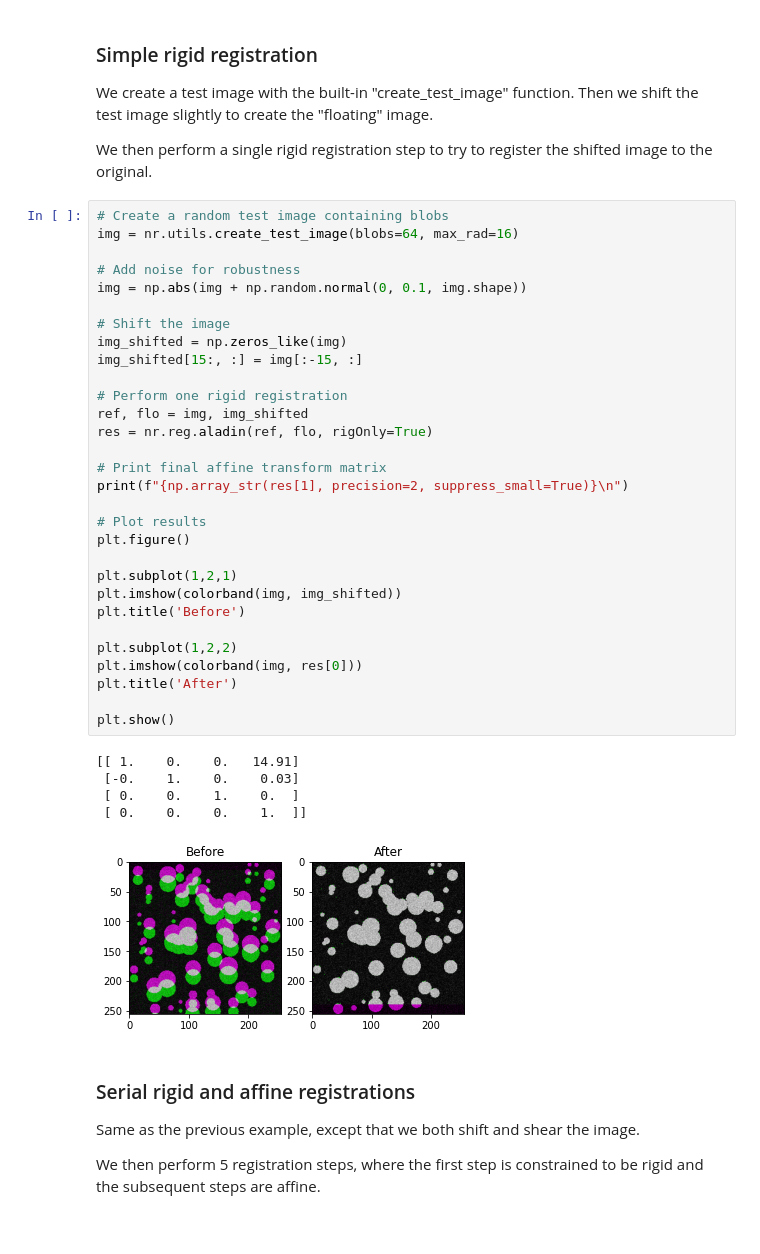
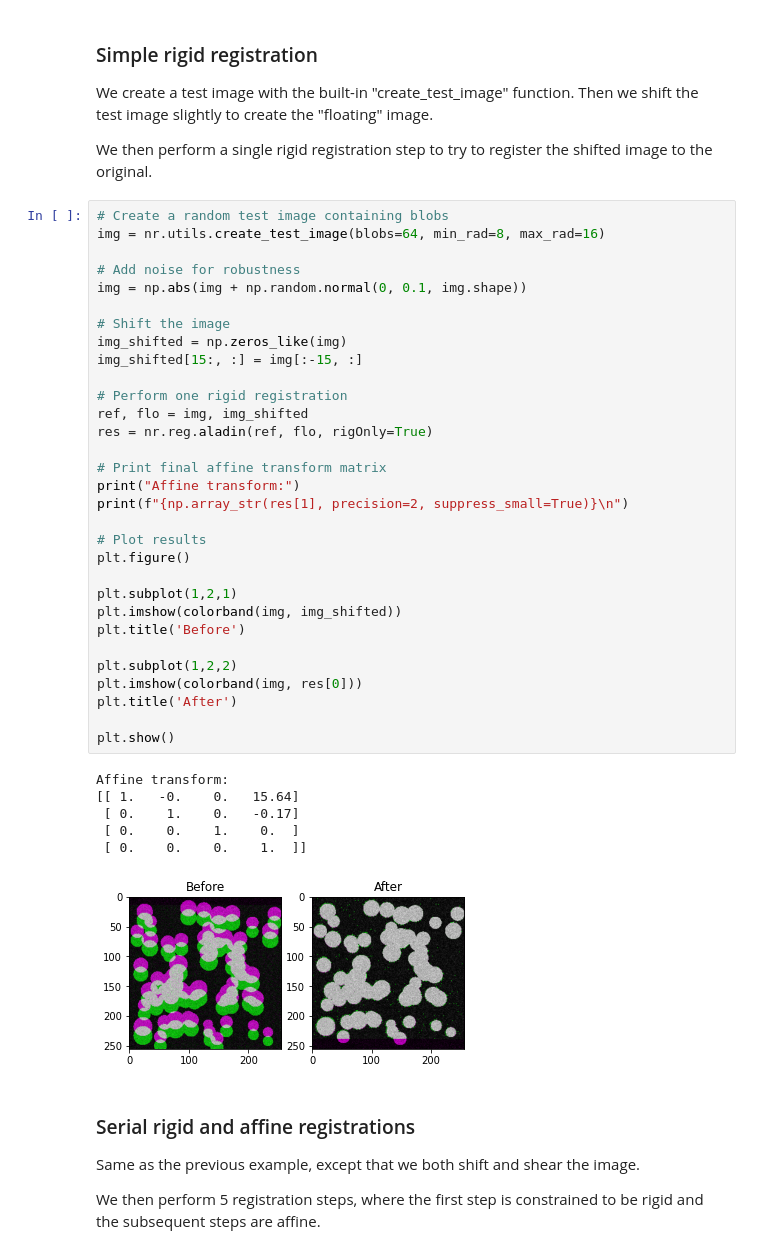
Before and after one commit to fyrdahl/niftyregpy, a Jupyter notebook: tutorial/tutorial.ipynb, the cells around one changed output. Drawn from its saved outputs; the diff is of its cells as text.

```diff
--- a/tutorial/tutorial.ipynb
+++ b/tutorial/tutorial.ipynb
@@ -46,40 +44,42 @@ We create a test image with the built-in "create_test_image" function. Then we s
 We then perform a single rigid registration step to try to register the shifted image to the original.
 # %%
 # Create a random test image containing blobs
-img = nr.utils.create_test_image(blobs=64, max_rad=16)
+img = nr.utils.create_test_image(blobs=64, min_rad=8, max_rad=16)
 
 # Add noise for robustness
 img = np.abs(img + np.random.normal(0, 0.1, img.shape))
 
 # Shift the image
 img_shifted = np.zeros_like(img)
 img_shifted[15:, :] = img[:-15, :]
 
 # Perform one rigid registration
 ref, flo = img, img_shifted
 res = nr.reg.aladin(ref, flo, rigOnly=True)
 
 # Print final affine transform matrix
+print("Affine transform:")
 print(f"{np.array_str(res[1], precision=2, suppress_small=True)}\n")
 
 # Plot results
 plt.figure()
 
 plt.subplot(1,2,1)
 plt.imshow(colorband(img, img_shifted))
 plt.title('Before')
 
 plt.subplot(1,2,2)
 plt.imshow(colorband(img, res[0]))
 plt.title('After')
 
 plt.show()
 # %% [output]
-[[ 1.    0.    0.   14.91]
- [-0.    1.    0.    0.03]
+Affine transform:
+[[ 1.   -0.    0.   15.64]
+ [ 0.    1.    0.   -0.17]
  [ 0.    0.    1.    0.  ]
  [ 0.    0.    0.    1.  ]]
-[figure, old version]
+[figure, new version]
 # %% [markdown]
 ### Serial rigid and affine registrations
 
```
Also changed, not shown: parts of 4 cells of this notebook.
